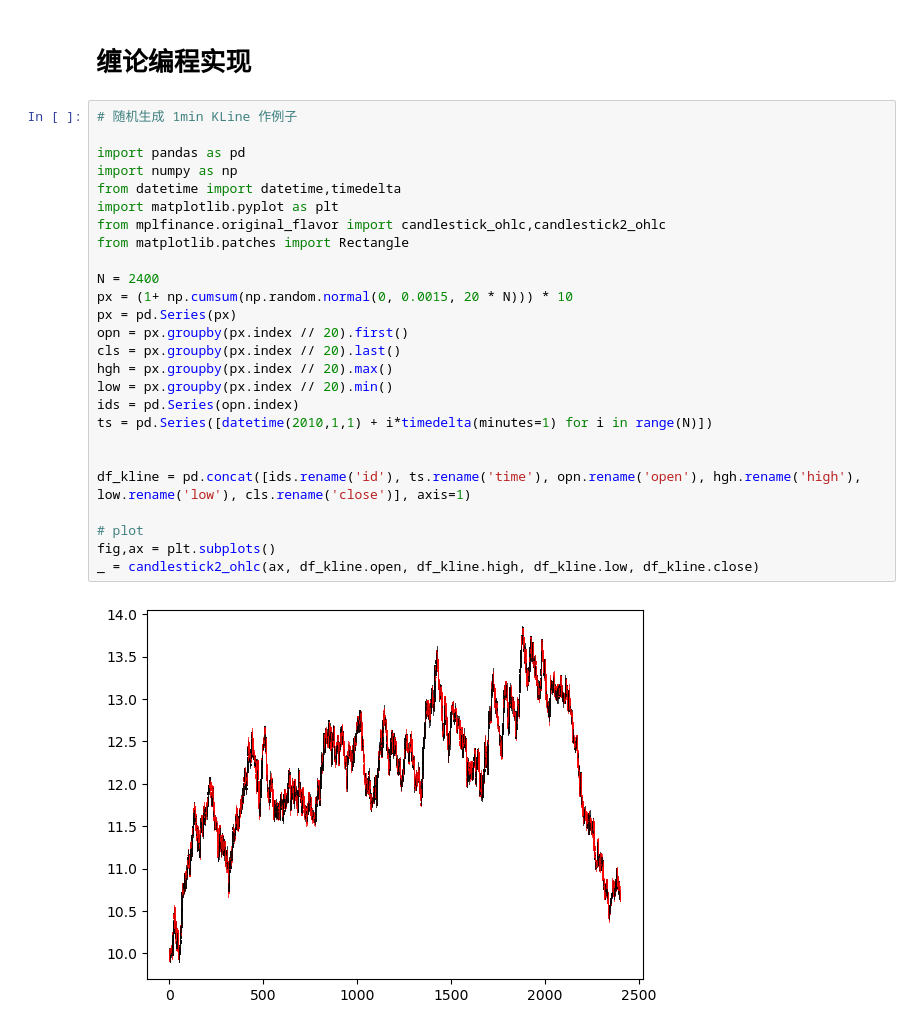
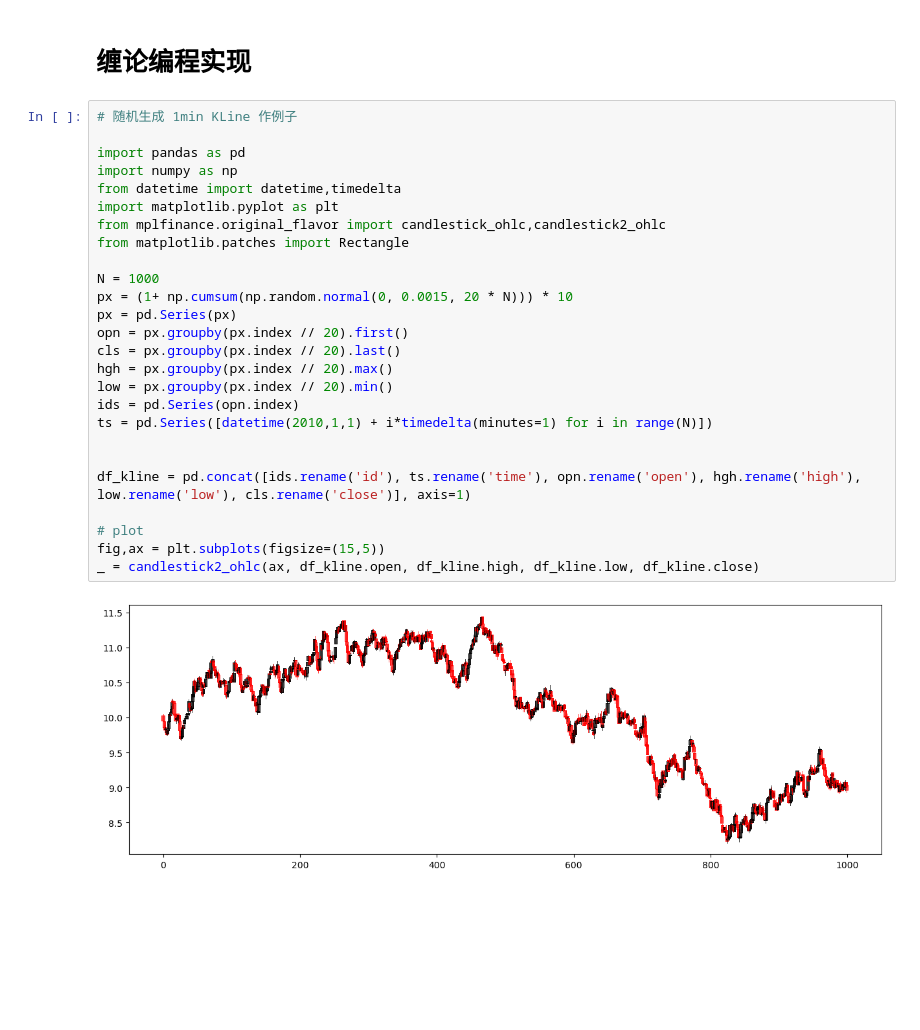
Before and after one commit to xitongsys/notes, a Jupyter notebook: finance/chanlun/example.ipynb, the cells around one changed output. Saved outputs shown, nothing was run; the diff lists cells and outputs as text; blank space fills up the shorter version.

```diff
--- a/finance/chanlun/example.ipynb
+++ b/finance/chanlun/example.ipynb
@@ -3,31 +3,31 @@
 # %%
 # 随机生成 1min KLine 作例子
 
 import pandas as pd
 import numpy as np
 from datetime import datetime,timedelta
 import matplotlib.pyplot as plt
 from mplfinance.original_flavor import candlestick_ohlc,candlestick2_ohlc
 from matplotlib.patches import Rectangle
 
-N = 2400
+N = 1000
 px = (1+ np.cumsum(np.random.normal(0, 0.0015, 20 * N))) * 10
 px = pd.Series(px)
 opn = px.groupby(px.index // 20).first()
 cls = px.groupby(px.index // 20).last()
 hgh = px.groupby(px.index // 20).max()
 low = px.groupby(px.index // 20).min()
 ids = pd.Series(opn.index)
 ts = pd.Series([datetime(2010,1,1) + i*timedelta(minutes=1) for i in range(N)])
 
 
 df_kline = pd.concat([ids.rename('id'), ts.rename('time'), opn.rename('open'), hgh.rename('high'), low.rename('low'), cls.rename('close')], axis=1)
 
 # plot
-fig,ax = plt.subplots()
+fig,ax = plt.subplots(figsize=(15,5))
 _ = candlestick2_ohlc(ax, df_kline.open, df_kline.high, df_kline.low, df_kline.close)
 # %% [output]
-[figure, old version]
+[figure, new version]
 # %%
 #%% 缠论 K 线
 
```
Also changed, not shown: parts of 5 cells of this notebook.
